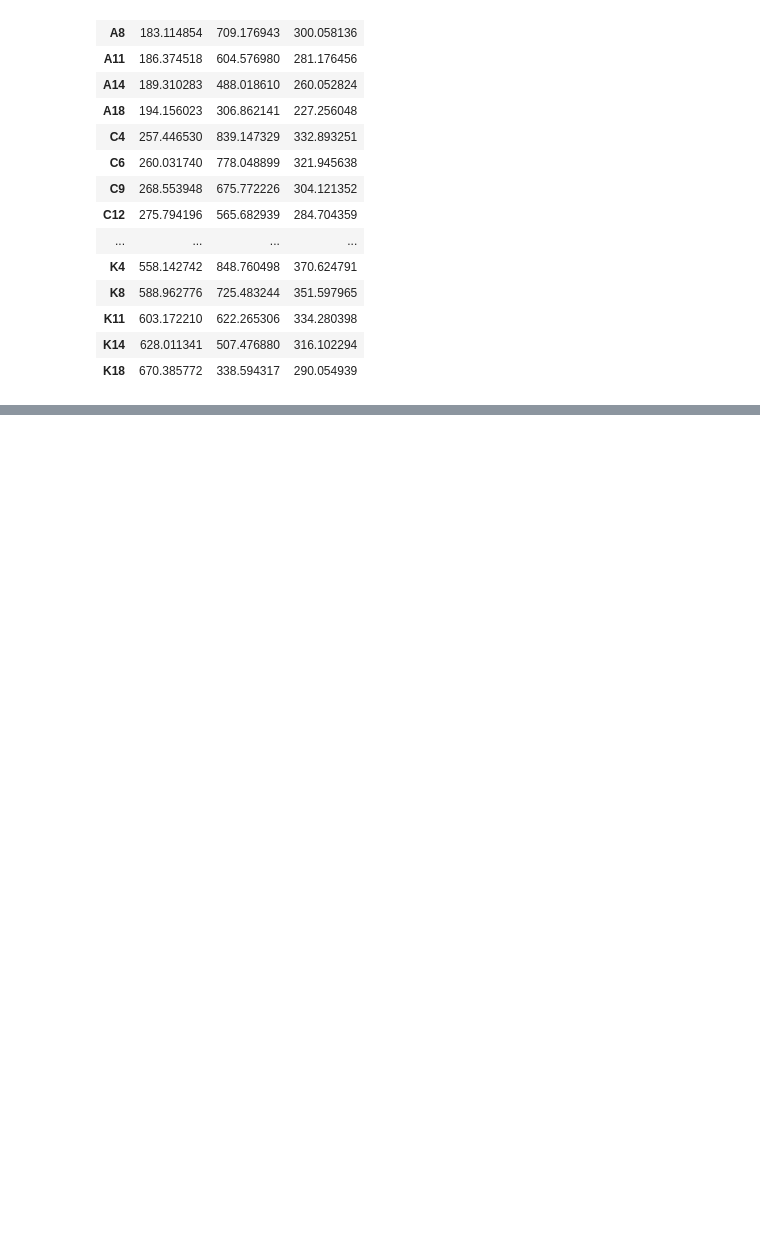
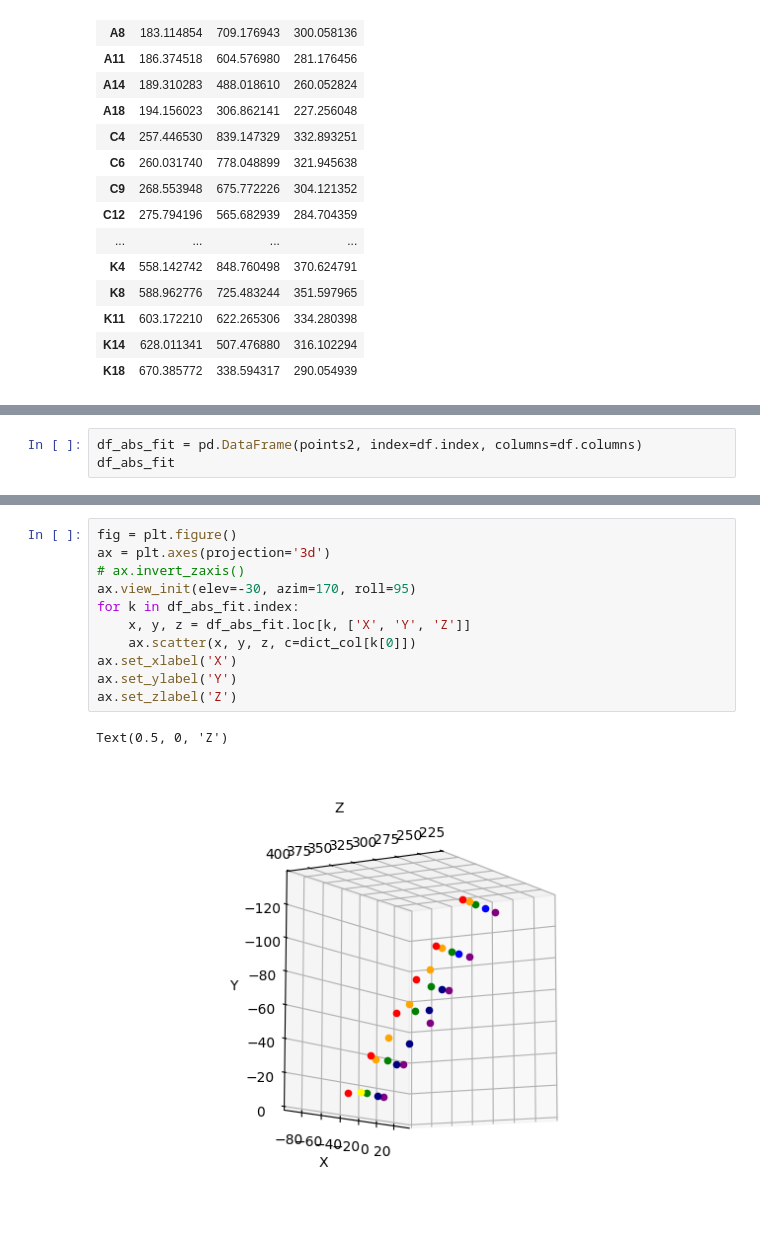
Before and after one commit to jipparchus/Gamba, a Jupyter notebook: app/MVP/concept_test.ipynb, the cells around one changed output, grey strips where cells are left out. Cells and saved outputs as stored; diff of their text form; blank space fills up the shorter version.

```diff
--- a/app/MVP/concept_test.ipynb
+++ b/app/MVP/concept_test.ipynb
@@ -225,0 +370,3 @@ Text(0.5, 0, 'Z')
+# %%
+df_abs_fit = pd.DataFrame(points2, index=df.index, columns=df.columns)
+df_abs_fit
@@ -225,0 +391,14 @@ Text(0.5, 0, 'Z')
+# %%
+fig = plt.figure()
+ax = plt.axes(projection='3d')
+# ax.invert_zaxis()
+ax.view_init(elev=-30, azim=170, roll=95)
+for k in df_abs_fit.index:
+    x, y, z = df_abs_fit.loc[k, ['X', 'Y', 'Z']]
+    ax.scatter(x, y, z, c=dict_col[k[0]])
+ax.set_xlabel('X')
+ax.set_ylabel('Y')
+ax.set_zlabel('Z')
+# %% [output]
+Text(0.5, 0, 'Z')
+[figure, added]
```
Also changed, not shown: parts of 30 cells of this notebook, 3 other files.
